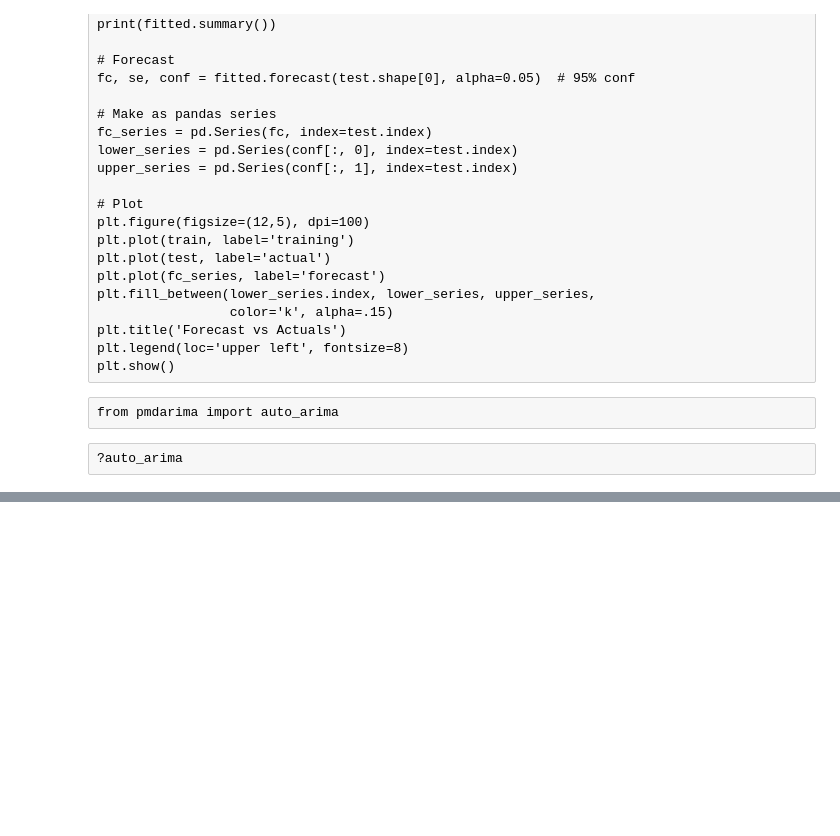
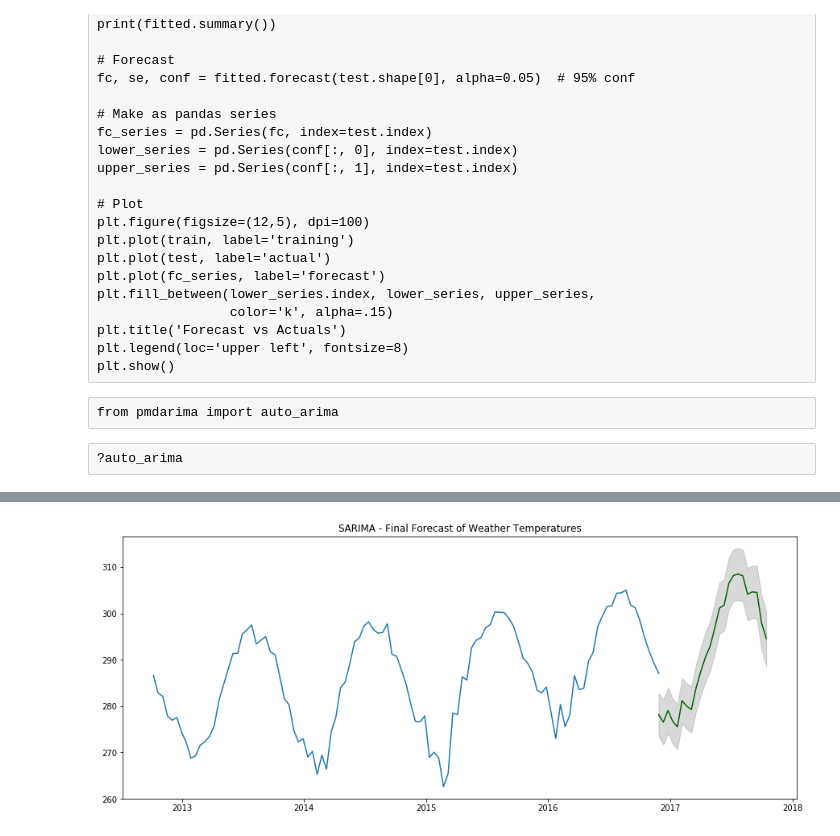
Before and after one commit to hjort/ai-labs, a Jupyter notebook: kaggle/serpro-weather/Weather - 4 Previsão com StatsModels.ipynb, the cells around one changed output, grey strips where cells are left out. Saved outputs shown, nothing was run; the diff lists cells and outputs as text; code cells hidden in the pictures; blank space fills up the shorter version.

```diff
--- a/kaggle/serpro-weather/Weather - 4 Previsão com StatsModels.ipynb
+++ b/kaggle/serpro-weather/Weather - 4 Previsão com StatsModels.ipynb
@@ -361,5 +362,6 @@ pd.DataFrame({'orig': ts, 'diff': ts.diff(), 'diff7': ts.diff(7),
 # %%
-seasonal = 52 #24 # 365 dias / período
+#FIXME: calcular automaticamente a partir da variável "freq"
+seasonal = 24 #52 #24 # 365 dias / período
 # %%
 # Plot
 fig, axes = plt.subplots(2, 1, figsize=(14,8), dpi=100, sharex=True)
@@ -485,24 +516,26 @@ MemoryError:
 # %%
 # Forecast
 n_periods = seasonal #52 #24 #12 # 1 ano
-freq = 'W' #'2W' #'15D' #'M' # mês
+#freq = '3D' #'3W' #'2W' #'15D' #'M' # mês
 fitted, confint = smodel.predict(n_periods=n_periods, return_conf_int=True)
 index_of_fc = pd.date_range(data.index[-1], periods=n_periods, freq=freq)
 
 # make series for plotting purpose
 fitted_series = pd.Series(fitted, index=index_of_fc)
 lower_series = pd.Series(confint[:, 0], index=index_of_fc)
 upper_series = pd.Series(confint[:, 1], index=index_of_fc)
 
 # Plot
 plt.plot(data)
 plt.plot(fitted_series, color='darkgreen')
 plt.fill_between(lower_series.index,
                  lower_series,
                  upper_series,
                  color='k', alpha=.15)
 
 plt.title("SARIMA - Final Forecast of Weather Temperatures")
 plt.show()
+# %% [output]
+[figure, added]
 # %%
 ts.tail()
```
Also changed, not shown: parts of 29 cells of this notebook, 6 other files.
